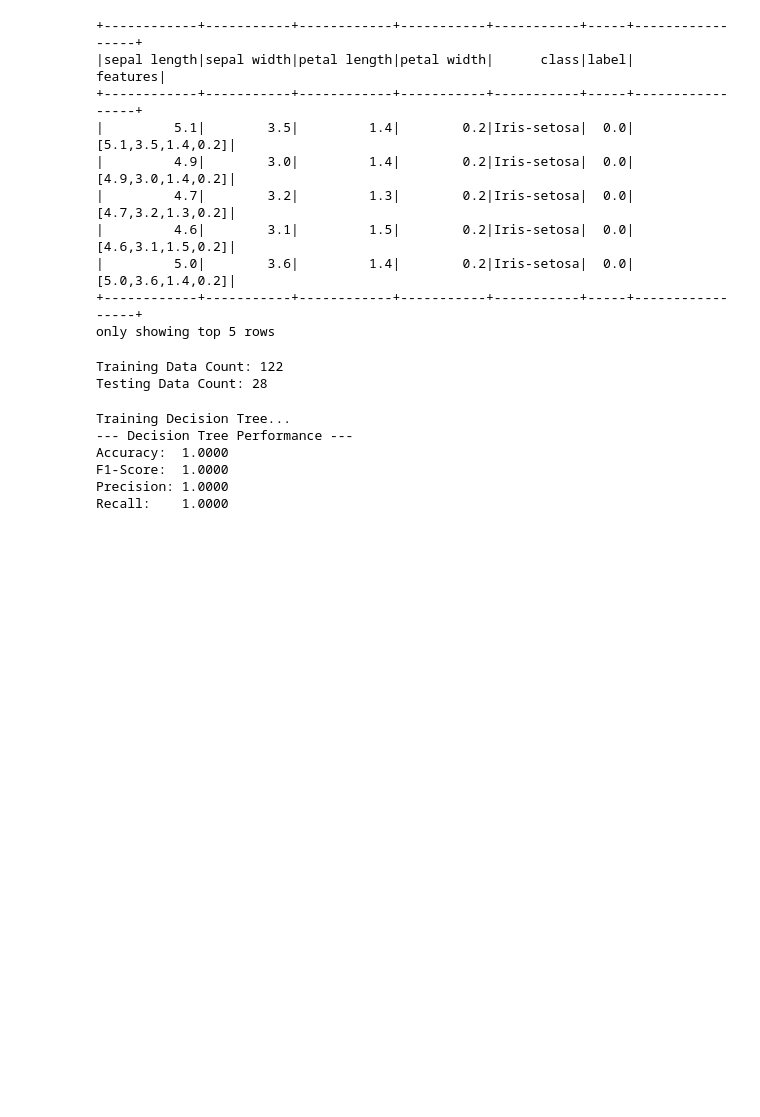
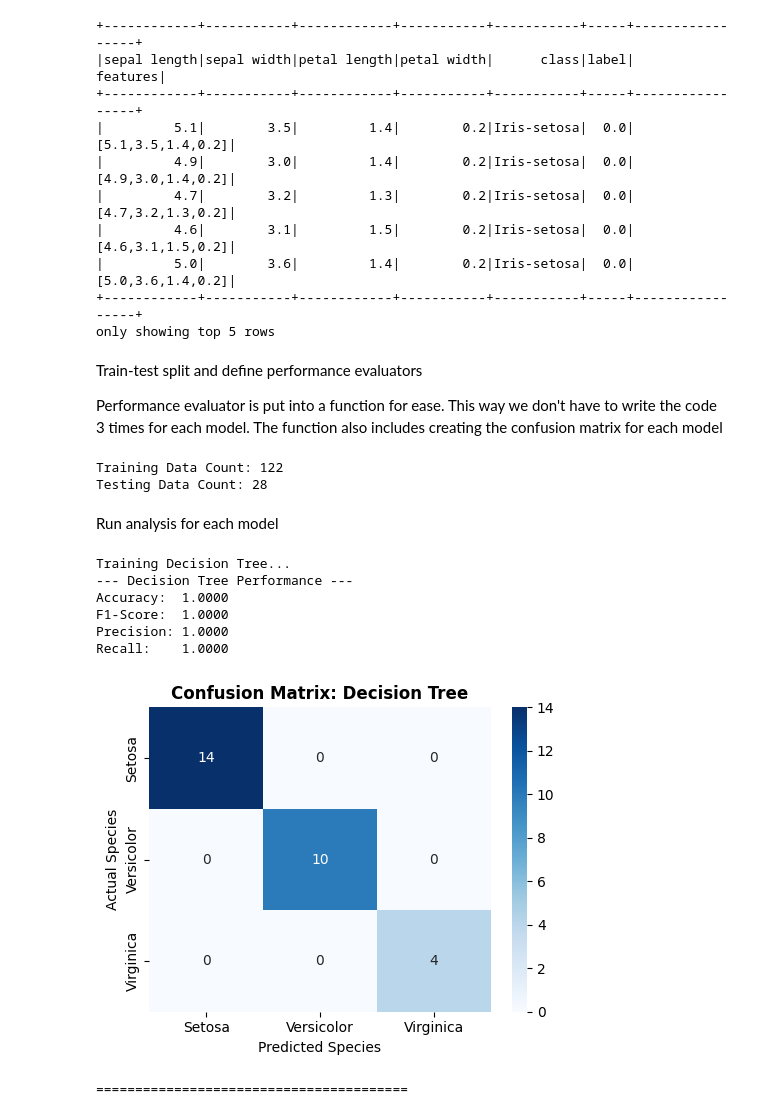
Before and after one commit to pointernullbrain/Iris-Classification, a Jupyter notebook: P167590_STQD6324_IrisClassification.ipynb, the cells around one changed output. Drawn from its saved outputs; the diff is of its cells as text; code cells hidden in the pictures; blank space fills up the shorter version.

Commit message:
Added confusion matrices for each model and markdowns

```diff
--- a/P167590_STQD6324_IrisClassification.ipynb
+++ b/P167590_STQD6324_IrisClassification.ipynb
@@ -83,6 +127,10 @@ only showing top 5 rows
 # %%
 #Select only features and labels column from the dataset
 iris_df_model = iris_df_final.select("features","label")
+# %% [markdown]
+Train-test split and define performance evaluators
+
+Performance evaluator is put into a function for ease. This way we don't have to write the code 3 times for each model. The function also includes creating the confusion matrix for each model
 # %%
 #Split data into train and test: 80% train 20% test
 train_data, test_data = iris_df_model.randomSplit([0.8,0.2], seed = 123)
@@ -98,46 +146,74 @@ evaluator_f1 = MulticlassClassificationEvaluator(labelCol="label", predictionCol
 evaluator_prec = MulticlassClassificationEvaluator(labelCol="label", predictionCol="prediction", metricName="weightedPrecision")
 evaluator_rec = MulticlassClassificationEvaluator(labelCol="label", predictionCol="prediction", metricName="weightedRecall")
 
-#Function to print metrics cleanly
-def print_metrics(model_name, predictions):
+#Function to evaluate and print metrics cleanly
+def eval_and_print(model_name, predictions):
     acc = evaluator_acc.evaluate(predictions)
     f1 = evaluator_f1.evaluate(predictions)
     prec = evaluator_prec.evaluate(predictions)
     rec = evaluator_rec.evaluate(predictions)
+
     print(f"--- {model_name} Performance ---")
     print(f"Accuracy:  {acc:.4f}")
     print(f"F1-Score:  {f1:.4f}")
     print(f"Precision: {prec:.4f}")
     print(f"Recall:    {rec:.4f}\n")
+
+    #Extract actual labels and predictions to plot confusion matrix
+    #Convert to pandas for easier plotting
+    y_true = predictions.select("label").toPandas()["label"].tolist()
+    y_pred = predictions.select("prediction").toPandas()["prediction"].tolist()
+
+    #Generate the confusion matrix
+    cm = confusion_matrix(y_true, y_pred)
+
+    #Map the numeric labels back to the original Iris species names
+    species_names = ['Setosa', 'Versicolor', 'Virginica']
+
+    #Plot using Seaborn Heatmap
+    plt.figure(figsize=(5, 4))
+    sns.heatmap(cm, annot=True, fmt='d', cmap='Blues',
+                xticklabels=species_names,
+                yticklabels=species_names)
+
+    plt.title(f'Confusion Matrix: {model_name}', fontsize=12, fontweight='bold')
+    plt.ylabel('Actual Species', fontsize=10)
+    plt.xlabel('Predicted Species', fontsize=10)
+    plt.tight_layout()
+    plt.show()
+# %% [markdown]
+Run analysis for each model
 # %%
 #Decision Tree model
 dt = DecisionTreeClassifier(labelCol="label", featuresCol="features", seed=42)
 
 #Grid Search parameters
 #Gini - how frequent randomly chosen element will be labelled incorrectly
 #Entropy - Reduction in uncertainty after split
 #Maxdepth - 3 (frequent underfit), 10 (frequent overfit), 5 (middle)
 dt_paramGrid = (ParamGridBuilder()
              .addGrid(dt.maxDepth, [3, 5, 10])
              .addGrid(dt.impurity, ['gini', 'entropy'])
              .build())
 
 #numFolds = 3 meaning it splits train data into 3, test on set 1,2 | 1,3 | 2,3 and take best
 dt_cv = CrossValidator(estimator=dt, estimatorParamMaps=dt_paramGrid,
                        evaluator=evaluator_acc, numFolds=3, seed=42)
 
 #Train and predict
 print("Training Decision Tree...")
 dt_cvModel = dt_cv.fit(train_data)
 dt_predictions = dt_cvModel.transform(test_data)
-print_metrics("Decision Tree", dt_predictions)
+eval_and_print("Decision Tree", dt_predictions)
 # %% [output]
 Training Decision Tree...
 --- Decision Tree Performance ---
 Accuracy:  1.0000
 F1-Score:  1.0000
 Precision: 1.0000
 Recall:    1.0000
+[figure, added]
+========================================
 # %%
 #Random forest
 rf = RandomForestClassifier(labelCol="label", featuresCol="features", seed=42)
```
Also changed, not shown: parts of 8 cells of this notebook.
